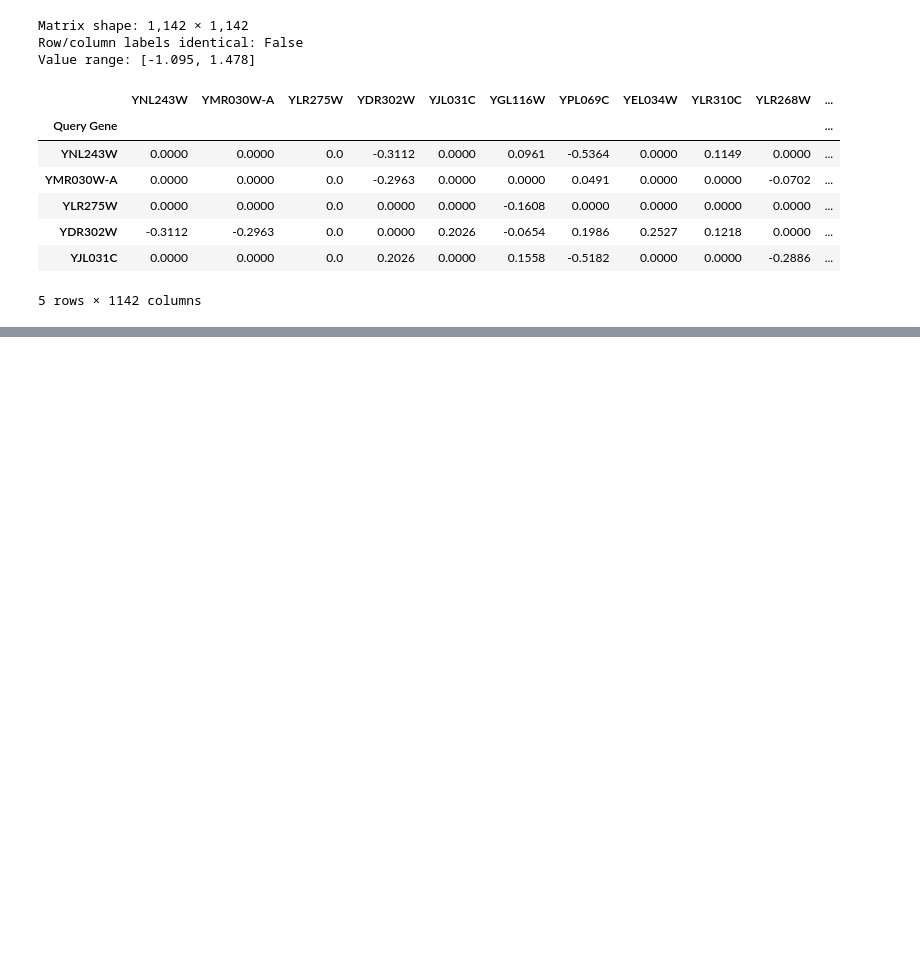
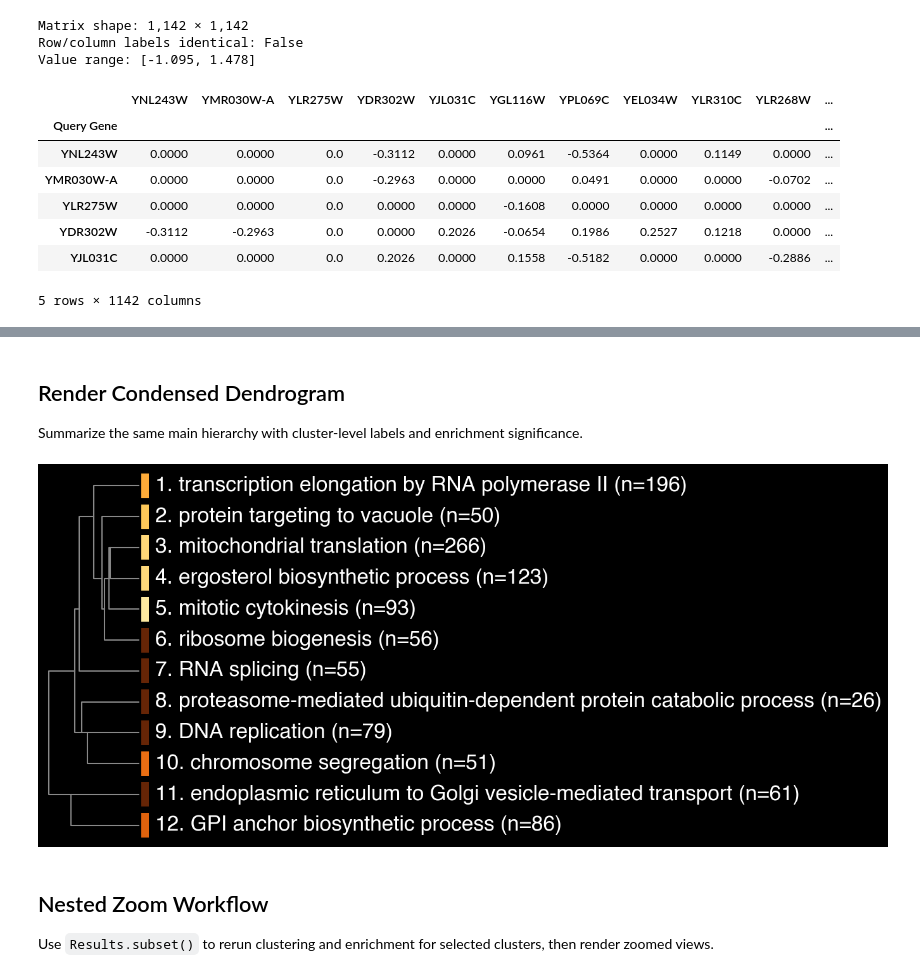
Before and after one commit to himalayas-base/himalayas-publication, a Jupyter notebook: supp_fig_1.ipynb, the cells around one changed output, grey strips where cells are left out. Cells and saved outputs as stored; diff of their text form; code cells hidden in the pictures; blank space fills up the shorter version.

```diff
--- a/supp_fig_1.ipynb
+++ b/supp_fig_1.ipynb
@@ -189,6 +141,5 @@ Uncharacterized ORFs in matrix: 5
 # %%
 from himalayas import Matrix, Annotations, Analysis
-from himalayas.text import summarize_clusters
 
 LINKAGE_THRESHOLD = 8
 
@@ -211,16 +162,17 @@ analysis = (
         add_qvalues=True,
     )
 )
-
 results = analysis.results
 # Keep significant terms
 results_sig = results.filter("qval <= 0.05")
 
-# Summarize clusters for plotting
-cluster_labels = summarize_clusters(
-    results_sig.df,
+# Optional: explicit cluster-level label table for inspection/export.
+cluster_labels = results_sig.cluster_labels(
+    term_col="term",
+    cluster_col="cluster",
+    weight_col="pval",
     label_mode="top_term",
-    term_col="term",
+    label_col="term",
 )
 
 print(f"All enriched rows: {len(results.df):,}")
@@ -522 +367,48 @@ zoom_matrix, zoom_results, zoom_results_sig, zoom_cluster_labels = run_zoom_anal
+# %% [markdown]
+## Render Condensed Dendrogram
+
+Summarize the same main hierarchy with cluster-level labels and enrichment significance.
+# %%
+from himalayas.plot import plot_dendrogram_condensed
+
+condensed_rows = cluster_labels.sort_values("cluster").reset_index(drop=True)
+condensed_label_overrides = {
+    int(row.cluster): f"{i}. {row.label}"
+    for i, row in enumerate(condensed_rows.itertuples(index=False), start=1)
+}
+
+plot_dendrogram_condensed(
+    results_sig,
+    term_col="term",
+    cluster_col="cluster",
+    weight_col="pval",
+    label_mode="top_term",
+    label_col="term",
+    figsize=(2.5, 6.5),
+    sigbar_height=0.8,
+    sigbar_width=0.05,
+    sigbar_cmap="YlOrBr",
+    sigbar_min_logp=0.0,
+    sigbar_max_logp=30.0,
+    font=FONT,
+    fontsize=24,
+    max_words=36,
+    wrap_text=True,
+    wrap_width=100,
+    overflow="ellipsis",
+    omit_words=(),
+    label_fields=("label", "n"),
+    label_overrides=condensed_label_overrides,
+    label_color=LABEL_COLOR,
+    label_left_pad=0.04,
+    dendrogram_color="#888888",
+    dendrogram_lw=1.5,
+    background_color=BACKGROUND_COLOR,
+)
+# %% [output]
+[figure, added]
+# %% [markdown]
+## Nested Zoom Workflow
+
+Use `Results.subset()` to rerun clustering and enrichment for selected clusters, then render zoomed views.
 # %%
```
Also changed, not shown: parts of 22 cells of this notebook, 2 other files.
